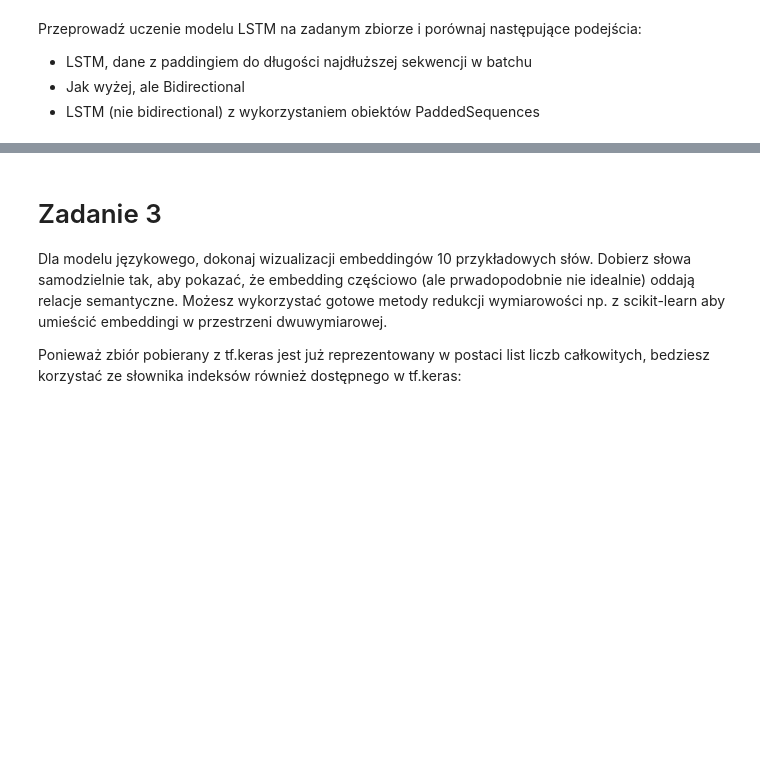
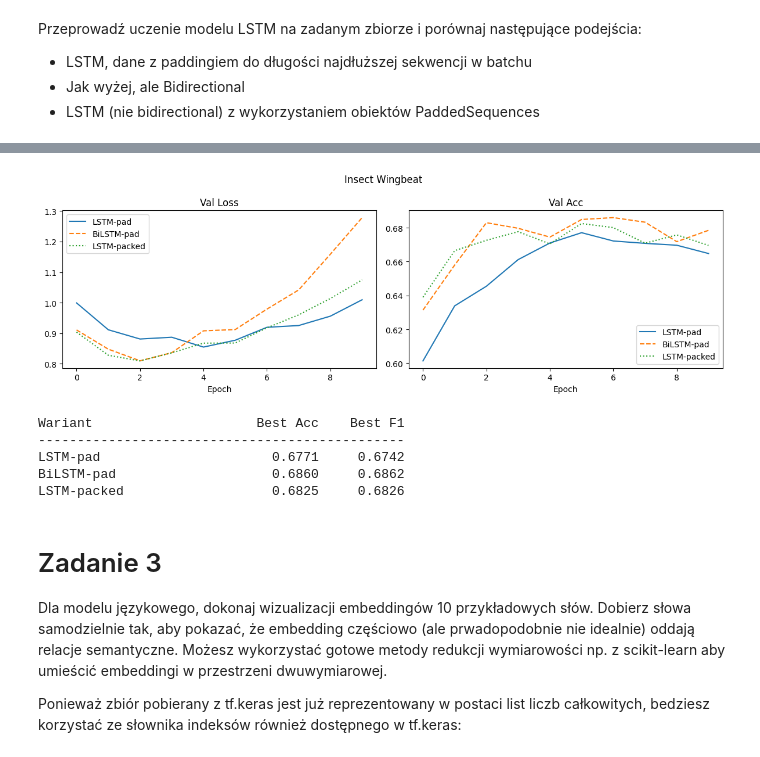
Before and after one commit to KwolekD/GlebokieSieciNeuronowe, a Jupyter notebook: lab09.ipynb, the cells around one changed output, grey strips where cells are left out. Drawn from its saved outputs; the diff is of its cells as text; code cells hidden in the pictures; blank space fills up the shorter version.

```diff
--- a/lab09.ipynb
+++ b/lab09.ipynb
@@ -277,7 +280,8 @@ def validate_clf(model, loss_fn, dataloader, num_classes, device='cuda'):
     fns = torch.zeros(num_classes, device=device)
 
     with torch.no_grad():
-        for x, y in dataloader:
+        for batch in dataloader:
+            x, y = batch[0], batch[-1]
             x = x.to(device)   # działa dla Tensor i PackedSequence
             y = y.to(device)
             out = model(x)
@@ -302,33 +306,40 @@ def validate_clf(model, loss_fn, dataloader, num_classes, device='cuda'):
 
 def fit_clf(model, optimiser, loss_fn, train_dl, val_dl,
             epochs, num_classes, device='cuda'):
-    history = {'train_loss': [], 'val_loss': [], 'val_acc': [], 'val_f1': []}
+    history = {'train_loss': [], 'train_acc': [], 'val_loss': [], 'val_acc': [], 'val_f1': []}
 
     for epoch in range(epochs):
         model.train()
         train_loss = 0.0
-        for x, y in train_dl:
+        train_correct, train_total = 0, 0
+
+        for batch in train_dl:
+            x, y = batch[0], batch[-1]
             x = x.to(device)
             y = y.to(device)
             optimiser.zero_grad()
-            loss = loss_fn(model(x), y)
+            out = model(x)
+            loss = loss_fn(out, y)
             loss.backward()
+            torch.nn.utils.clip_grad_norm_(model.parameters(), max_norm=1.0)
             optimiser.step()
             train_loss += loss.item()
+            train_correct += (torch.argmax(out, dim=1) == y).sum().item()
+            train_total += y.size(0)
 
         train_loss /= len(train_dl)
+        train_acc = train_correct / train_total
         val_loss, val_acc, val_f1 = validate_clf(model, loss_fn, val_dl, num_classes, device)
 
         history['train_loss'].append(train_loss)
+        history['train_acc'].append(train_acc)
         history['val_loss'].append(val_loss)
         history['val_acc'].append(val_acc)
         history['val_f1'].append(val_f1)
 
         print(f"Epoch {epoch+1}/{epochs} | "
-              f"Train Loss: {train_loss:.4f} | "
-              f"Val Loss: {val_loss:.4f} | "
-              f"Val Acc: {val_acc:.4f} | "
-              f"Val F1: {val_f1:.4f}")
+              f"Train Loss: {train_loss:.4f} | Train Acc: {train_acc:.4f} | "
+              f"Val Loss: {val_loss:.4f} | Val Acc: {val_acc:.4f} | Val F1: {val_f1:.4f}")
 
     return history
 # %% [markdown]
@@ -343,0 +463,15 @@ Przeprowadź uczenie modelu LSTM na zadanym zbiorze i porównaj następujące po
+# %%
+# ── Insect ────────────────────────────────────────────────────────────────────
+INSECT_DS    = InsectDataset(X, y)
+INSECT_FEATS = INSECT_DS.x[0].shape[1]   # n_channels
+NUM_INSECTS  = len(INSECT_DS.classes)
+
+train_ins, test_ins   = get_insect_dataloaders(X, y, batch_size=BATCH, variant='padded')
+train_ins_p, test_ins_p = get_insect_dataloaders(X, y, batch_size=BATCH, variant='packed')
+
+BASE_INS = dict(input_size=INSECT_FEATS, hidden_size=HIDDEN,
+                num_layers=LAYERS, num_classes=NUM_INSECTS, embed=False)
+
+h_ins_pad, m4  = run_experiment("Insect: LSTM + padded",   {**BASE_INS, 'bidirectional': False, 'packed': False}, train_ins,   test_ins,   NUM_INSECTS, EPOCHS*2)
+h_ins_bi, m5   = run_experiment("Insect: BiLSTM + padded", {**BASE_INS, 'bidirectional': True,  'packed': False}, train_ins,   test_ins,   NUM_INSECTS, EPOCHS*2)
+h_ins_pack, m6 = run_experiment("Insect: LSTM + packed",   {**BASE_INS, 'bidirectional': False, 'packed': True},  train_ins_p, test_ins_p, NUM_INSECTS, EPOCHS*2)
@@ -344,3 +496,16 @@ Przeprowadź uczenie modelu LSTM na zadanym zbiorze i porównaj następujące po
+# %%
+plot_results([
+    ("LSTM-pad",    h_ins_pad,  '-'),
+    ("BiLSTM-pad",  h_ins_bi,   '--'),
+    ("LSTM-packed", h_ins_pack, ':'),
+], "Insect Wingbeat")
+# %% [output]
+[figure, added]
+Wariant                     Best Acc    Best F1
+-----------------------------------------------
+LSTM-pad                      0.6771     0.6742
+BiLSTM-pad                    0.6860     0.6862
+LSTM-packed                   0.6825     0.6826
 # %% [markdown]
 # Zadanie 3
 
```
Also changed, not shown: parts of 11 cells of this notebook.
